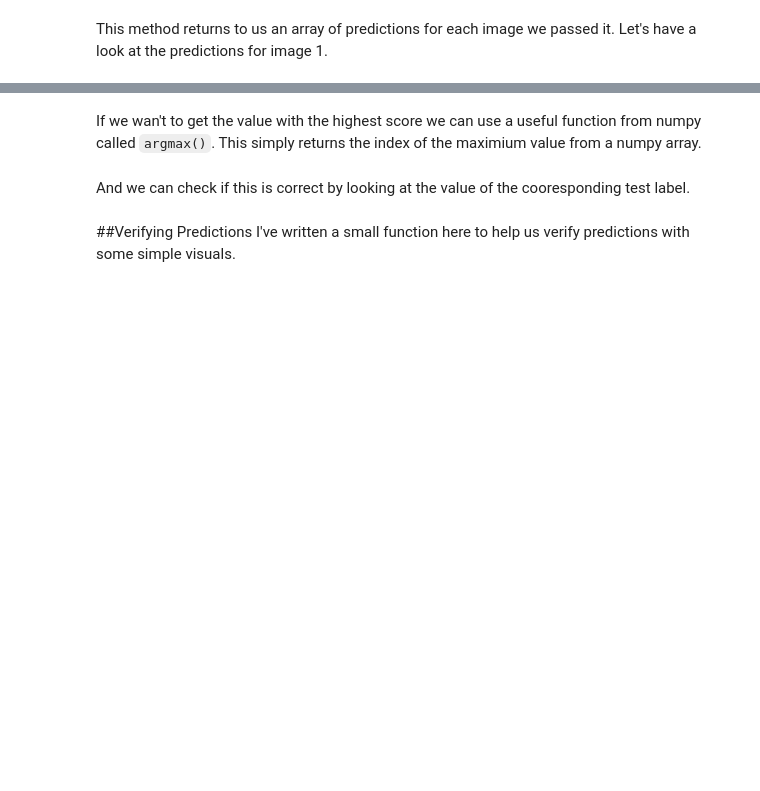
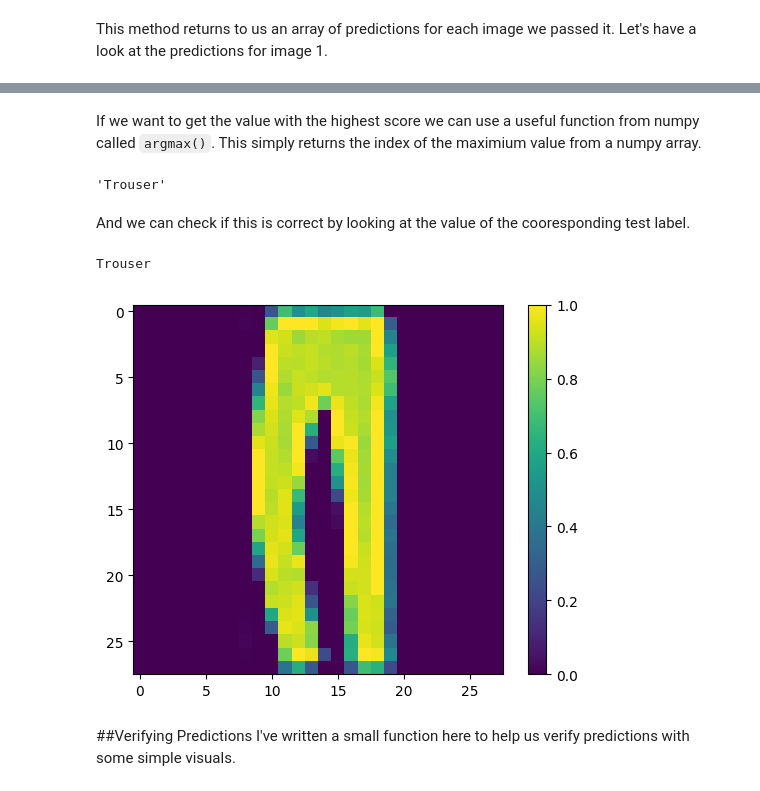
Before and after one commit to pa-tiq/ml-freecodecamp, a Jupyter notebook: Neural_Networks.ipynb, the cells around one changed output, grey strips where cells are left out. Drawn from its saved outputs; the diff is of its cells as text; code cells hidden in the pictures; blank space fills up the shorter version.

````diff
--- a/Neural_Networks.ipynb
+++ b/Neural_Networks.ipynb
@@ -310,2 +318,2 @@ predictions[0]
 # %% [markdown]
-If we wan't to get the value with the highest score we can use a useful function from numpy called ```argmax()```. This simply returns the index of the maximium value from a numpy array.
+If we want to get the value with the highest score we can use a useful function from numpy called ```argmax()```. This simply returns the index of the maximium value from a numpy array.
@@ -314,2 +320,6 @@ np.argmax(predictions[0])
+# %%
+class_names[np.argmax(predictions[2])]
+# %% [output]
+'Trouser'
 # %% [markdown]
 And we can check if this is correct by looking at the value of the cooresponding test label.
@@ -318,3 +326,12 @@ test_labels[0]
+# %%
+print(class_names[test_labels[2]])
+plt.figure()
+plt.imshow(test_images[2])
+plt.colorbar()
+plt.show()
+# %% [output]
+Trouser
+[figure, added]
 # %% [markdown]
 ##Verifying Predictions
 I've written a small function here to help us verify predictions with some simple visuals.
````
Also changed, not shown: parts of 6 cells of this notebook.
